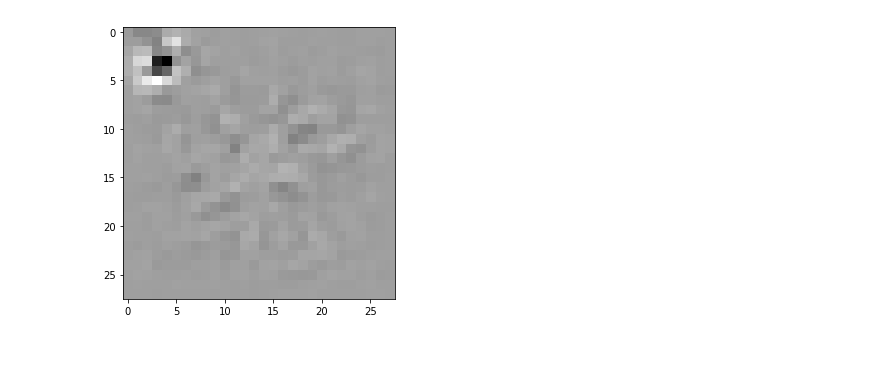
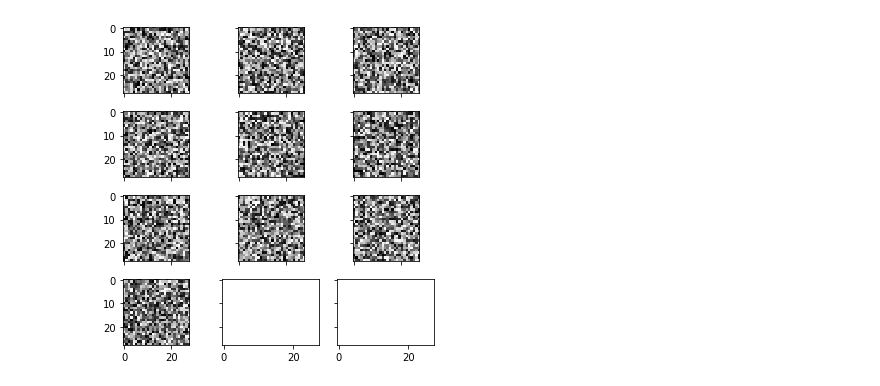
Before and after one commit to edublancas/trojan-defender, a Jupyter notebook: experiments/saliency.ipynb, the cells around one changed output. Saved outputs shown, nothing was run; the diff lists cells and outputs as text; code cells hidden in the pictures; blank space fills up the shorter version.

Commit message:
updates saliency nb

```diff
--- a/experiments/saliency.ipynb
+++ b/experiments/saliency.ipynb
@@ -74,2 +99,2 @@ input_image = mnist.x_test[selected:selected + 1, :, :, :]
 # %%
-input_image = np.random.random((1, 28, 28 ,1))
+input_images = np.random.random((100, 28, 28 ,1))
@@ -80,5 +101,4 @@ plot.gray_image(input_image[0, :, :, :])
-# %%
-sm = saliency_map(model, input_image, klass=0)
-plot.gray_image(sm)
-# %% [output]
-[figure, removed]
+# %%
+plot.gray_grid(input_images, fraction=0.1)
+# %% [output]
+[figure, added]
```
Also changed, not shown: parts of 17 cells of this notebook.
